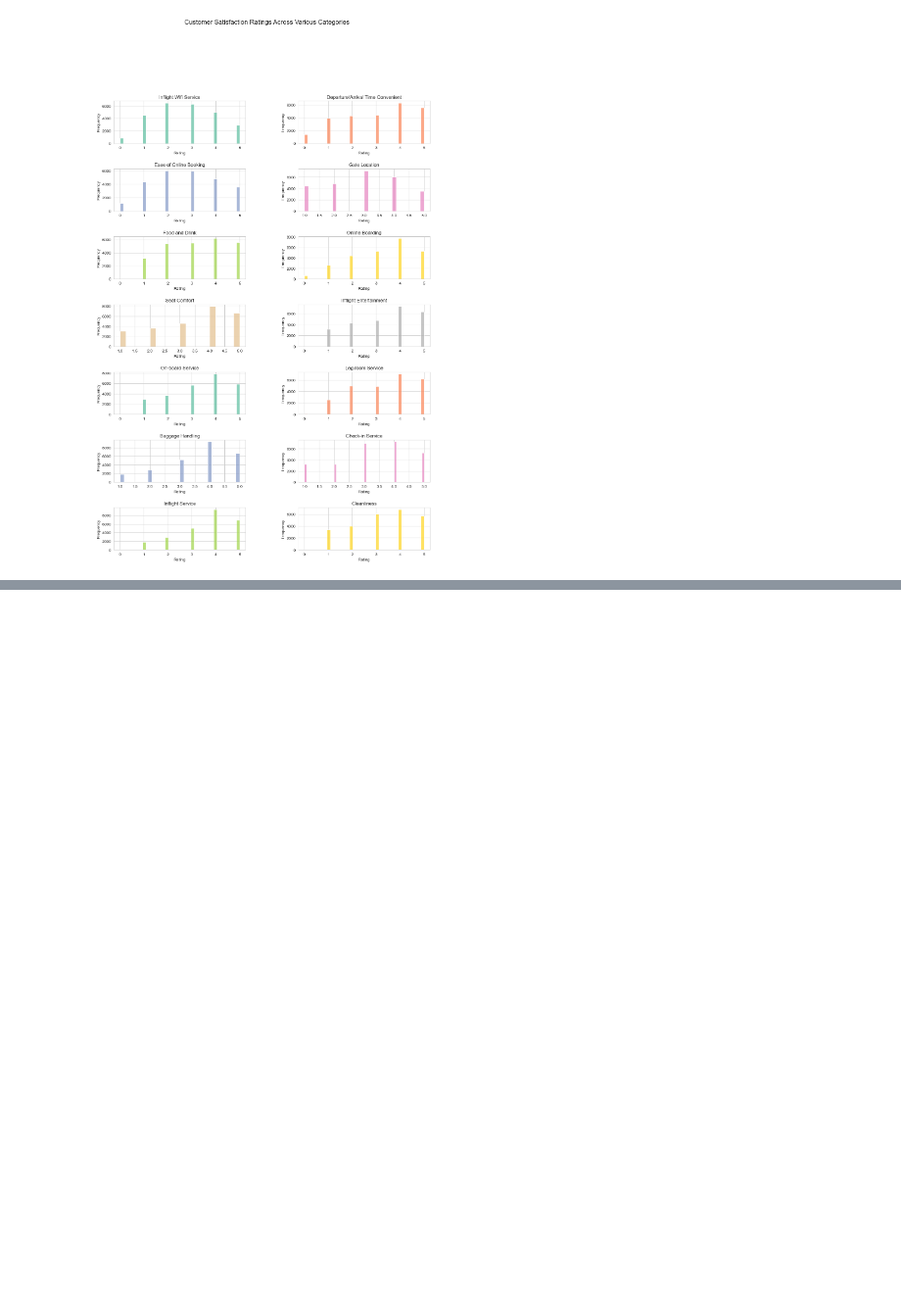
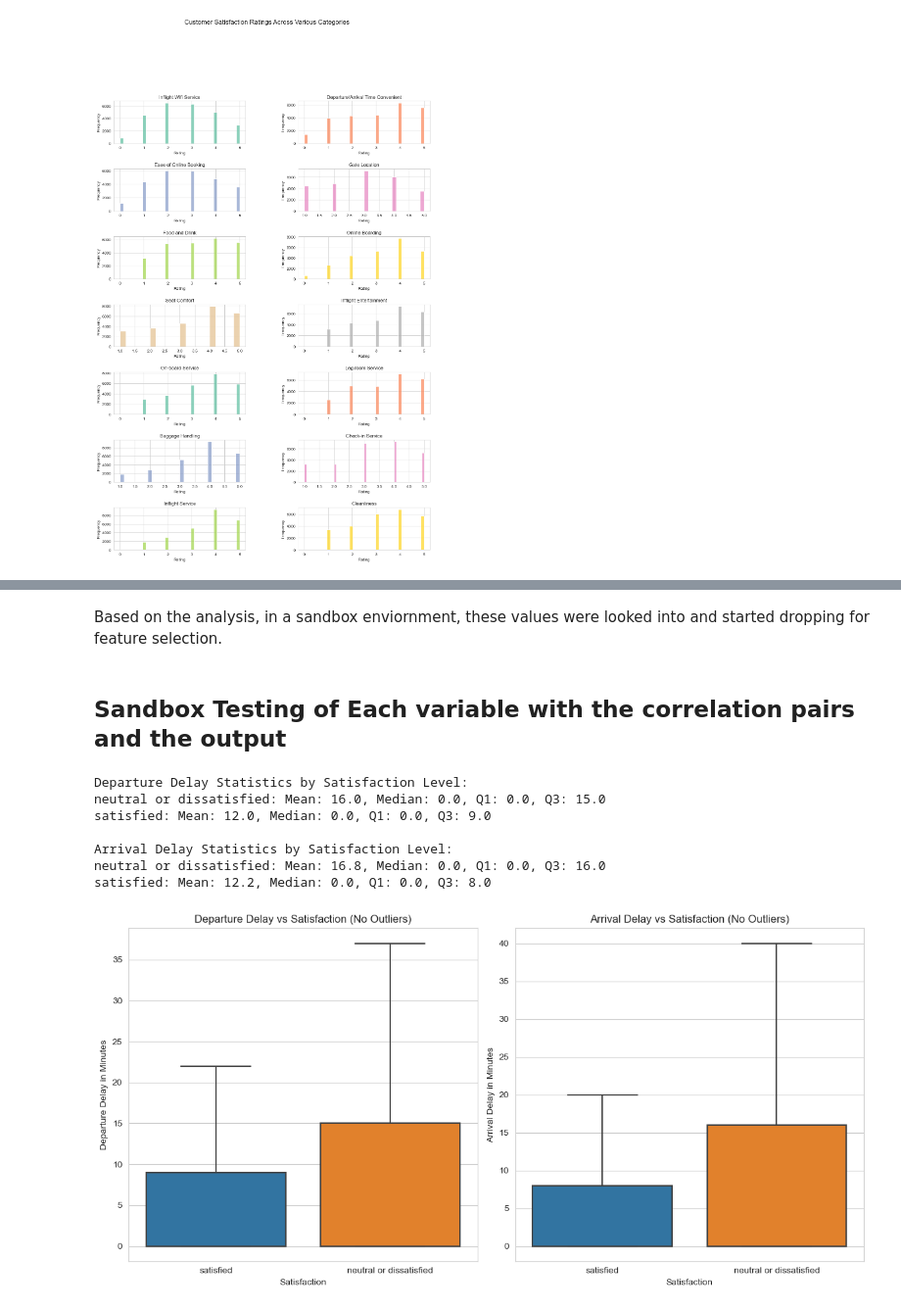
Before and after one commit to kunthshah21/Classification-ML-Prediction-for-Airline-Satsifaction, a Jupyter notebook: prediction_1.ipynb, the cells around one changed output, grey strips where cells are left out. Shown: that part at 98% size. Drawn from its saved outputs; the diff is of its cells as text; code cells hidden in the pictures; blank space fills up the shorter version.

```diff
--- a/prediction_1.ipynb
+++ b/prediction_1.ipynb
@@ -246,0 +298,49 @@ plt.show()
+# %% [markdown]
+Based on the analysis, in a sandbox enviornment, these values were looked into and started dropping for feature selection.
+# %% [markdown]
+## Sandbox Testing of Each variable with the correlation pairs and the output
+# %%
+#Outliers have been removed for visual ease of interpretation, as it was observed that majority of the outliers were clustered for lower values.
+
+fig, axes = plt.subplots(nrows=1, ncols=2, figsize=(12, 6))
+
+# Boxplot for Departure Delay vs Satisfaction without outliers
+sns.boxplot(x='satisfaction', y='Departure Delay in Minutes', data=airline_data, ax=axes[0], showfliers=False)
+axes[0].set_title('Departure Delay vs Satisfaction (No Outliers)')
+axes[0].set_xlabel('Satisfaction')
+axes[0].set_ylabel('Departure Delay in Minutes')
+
+# Calculate statistics for Departure Delay
+dep_delay_stats = airline_data.groupby('satisfaction')['Departure Delay in Minutes'].describe()
+
+# Print statistics to console
+print("Departure Delay Statistics by Satisfaction Level:")
+for satisfaction, stats in dep_delay_stats.iterrows():
+    print(f"{satisfaction}: Mean: {stats['mean']:.1f}, Median: {stats['50%']:.1f}, Q1: {stats['25%']:.1f}, Q3: {stats['75%']:.1f}")
+
+# Boxplot for Arrival Delay vs Satisfaction without outliers
+sns.boxplot(x='satisfaction', y='Arrival Delay in Minutes', data=airline_data, ax=axes[1], showfliers=False)
+axes[1].set_title('Arrival Delay vs Satisfaction (No Outliers)')
+axes[1].set_xlabel('Satisfaction')
+axes[1].set_ylabel('Arrival Delay in Minutes')
+
+# Calculate statistics for Arrival Delay
+arr_delay_stats = airline_data.groupby('satisfaction')['Arrival Delay in Minutes'].describe()
+
+# Print statistics to console
+print("\nArrival Delay Statistics by Satisfaction Level:")
+for satisfaction, stats in arr_delay_stats.iterrows():
+    print(f"{satisfaction}: Mean: {stats['mean']:.1f}, Median: {stats['50%']:.1f}, Q1: {stats['25%']:.1f}, Q3: {stats['75%']:.1f}")
+
+# Show the plots
+plt.tight_layout()
+plt.show()
+# %% [output]
+Departure Delay Statistics by Satisfaction Level:
+neutral or dissatisfied: Mean: 16.0, Median: 0.0, Q1: 0.0, Q3: 15.0
+satisfied: Mean: 12.0, Median: 0.0, Q1: 0.0, Q3: 9.0
+
+Arrival Delay Statistics by Satisfaction Level:
+neutral or dissatisfied: Mean: 16.8, Median: 0.0, Q1: 0.0, Q3: 16.0
+satisfied: Mean: 12.2, Median: 0.0, Q1: 0.0, Q3: 8.0
+[figure, added]
```
Also changed, not shown: parts of 10 cells of this notebook.
